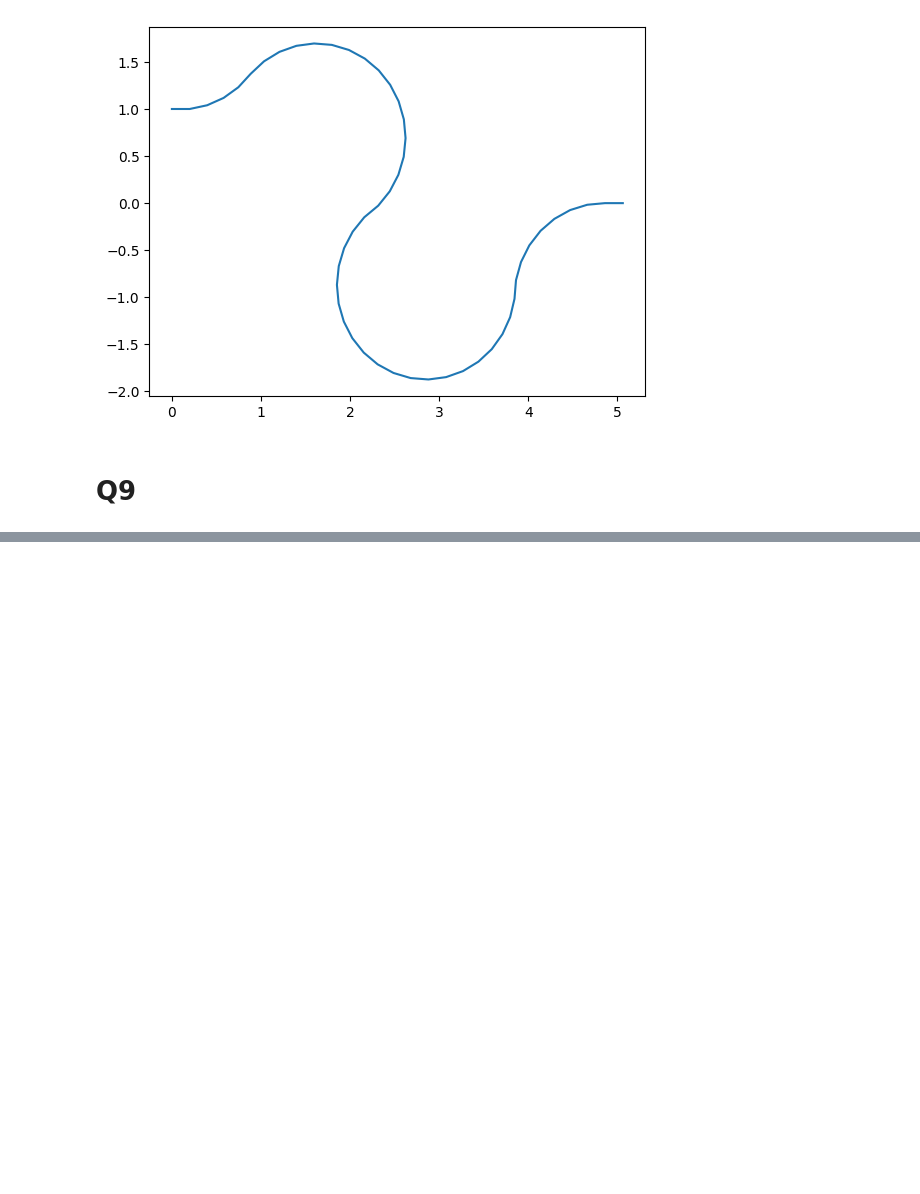
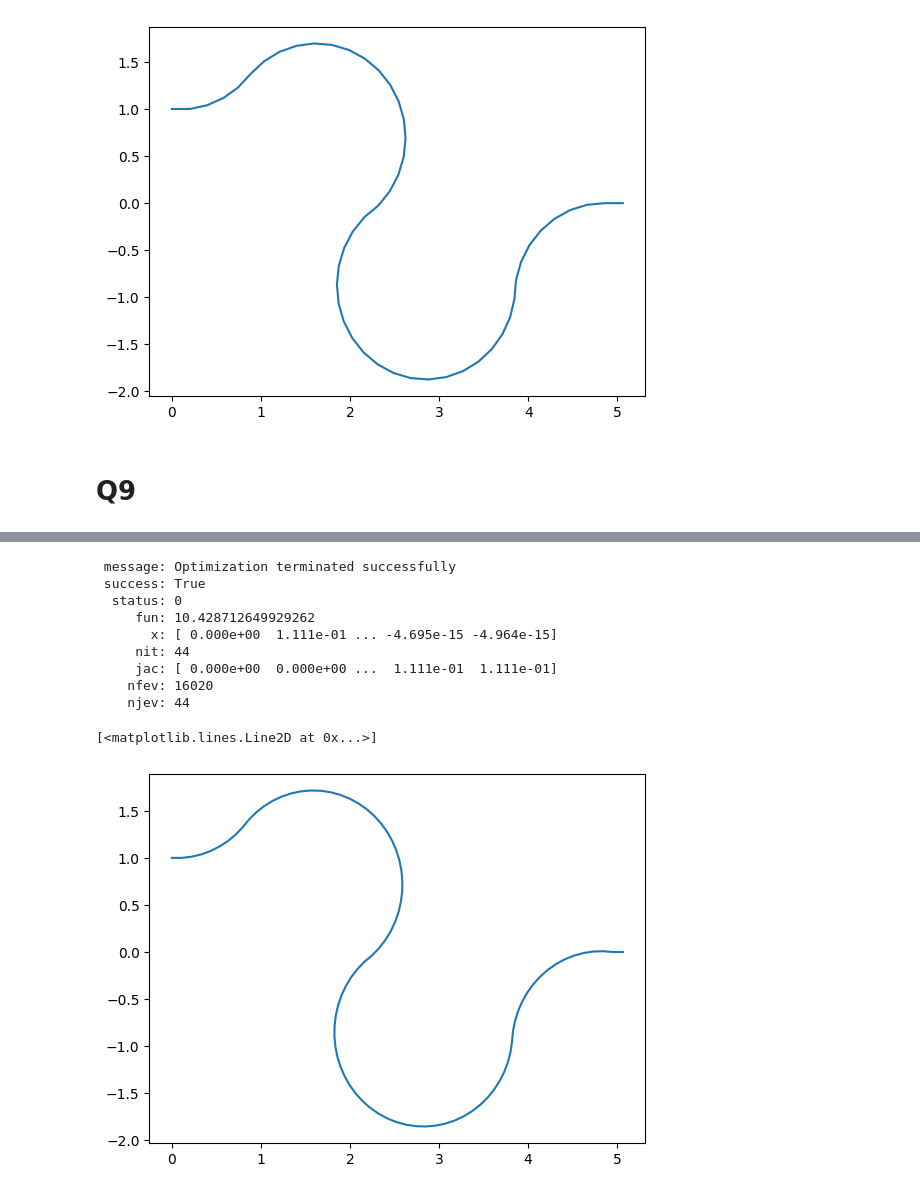
Before and after one commit to leclercrafael/Optim_tuyaux, a Jupyter notebook: projet.ipynb, the cells around one changed output, grey strips where cells are left out. Saved outputs shown, nothing was run; the diff lists cells and outputs as text; code cells hidden in the pictures; blank space fills up the shorter version.

```diff
--- a/projet.ipynb
+++ b/projet.ipynb
@@ -206,0 +257,25 @@ ValueError: x and y must have same first dimension, but have shapes (71,) and (6
+# %%
+#Tracé pour K=10 et N=90
+K=10
+N=90
+L=10
+ds=L/N
+a=1
+thetamax=a*ds
+z_0=ConditionInitDroite(N,ds)
+contraintes=vectContrainte(N,ds)
+sol5=minimize(cout,z_0,method='SLSQP', constraints=contraintes)
+print(sol5)
+plt.plot(sol5.x[N:2*N+1],sol5.x[2*N+1:3*N+2])
+# %% [output]
+ message: Optimization terminated successfully
+ success: True
+  status: 0
+     fun: 10.428712649929262
+       x: [ 0.000e+00  1.111e-01 ... -4.695e-15 -4.964e-15]
+     nit: 44
+     jac: [ 0.000e+00  0.000e+00 ...  1.111e-01  1.111e-01]
+    nfev: 16020
+    njev: 44
+[<matplotlib.lines.Line2D at 0x...>]
+[figure, added]
```
Also changed, not shown: parts of 8 cells of this notebook.
